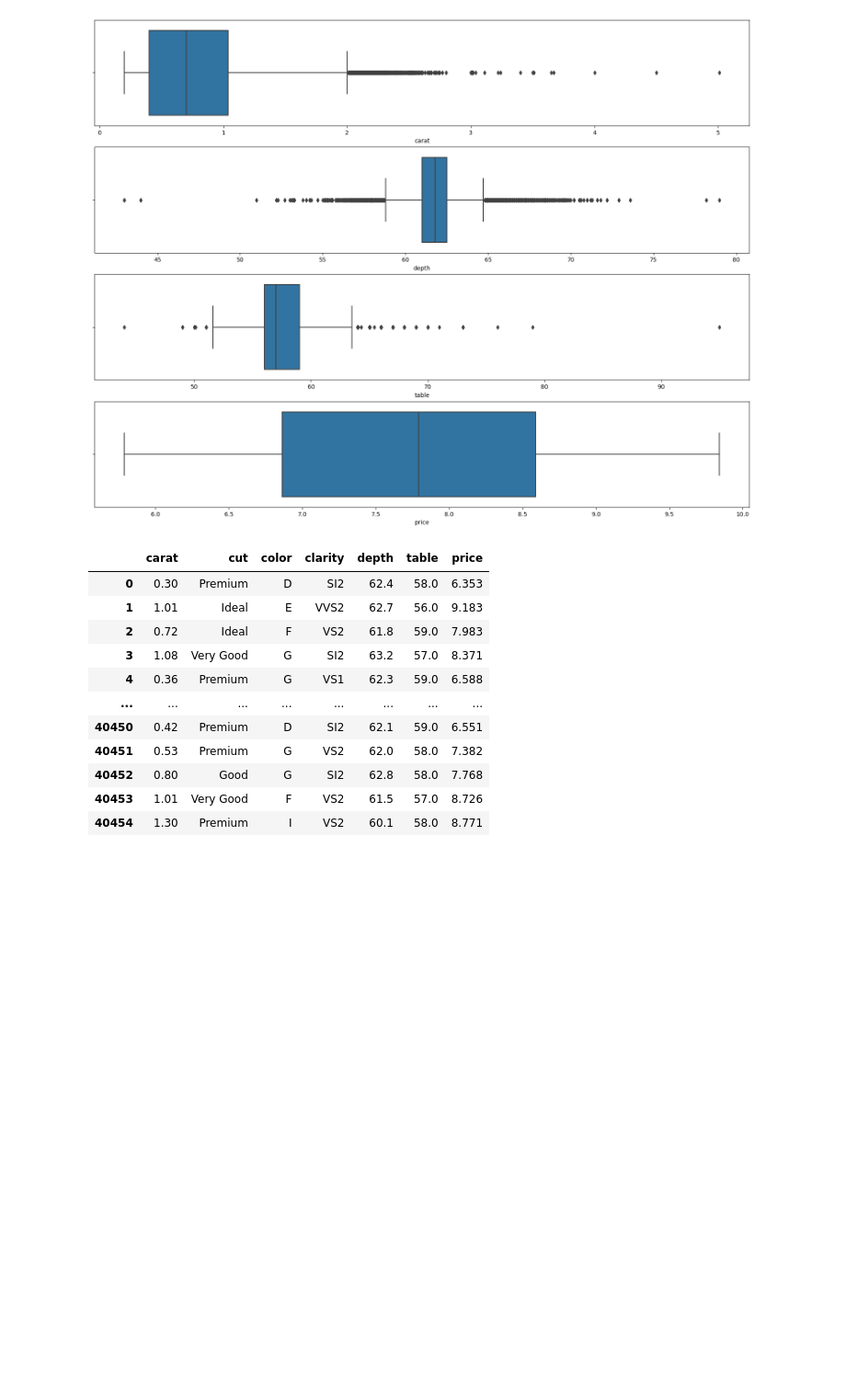
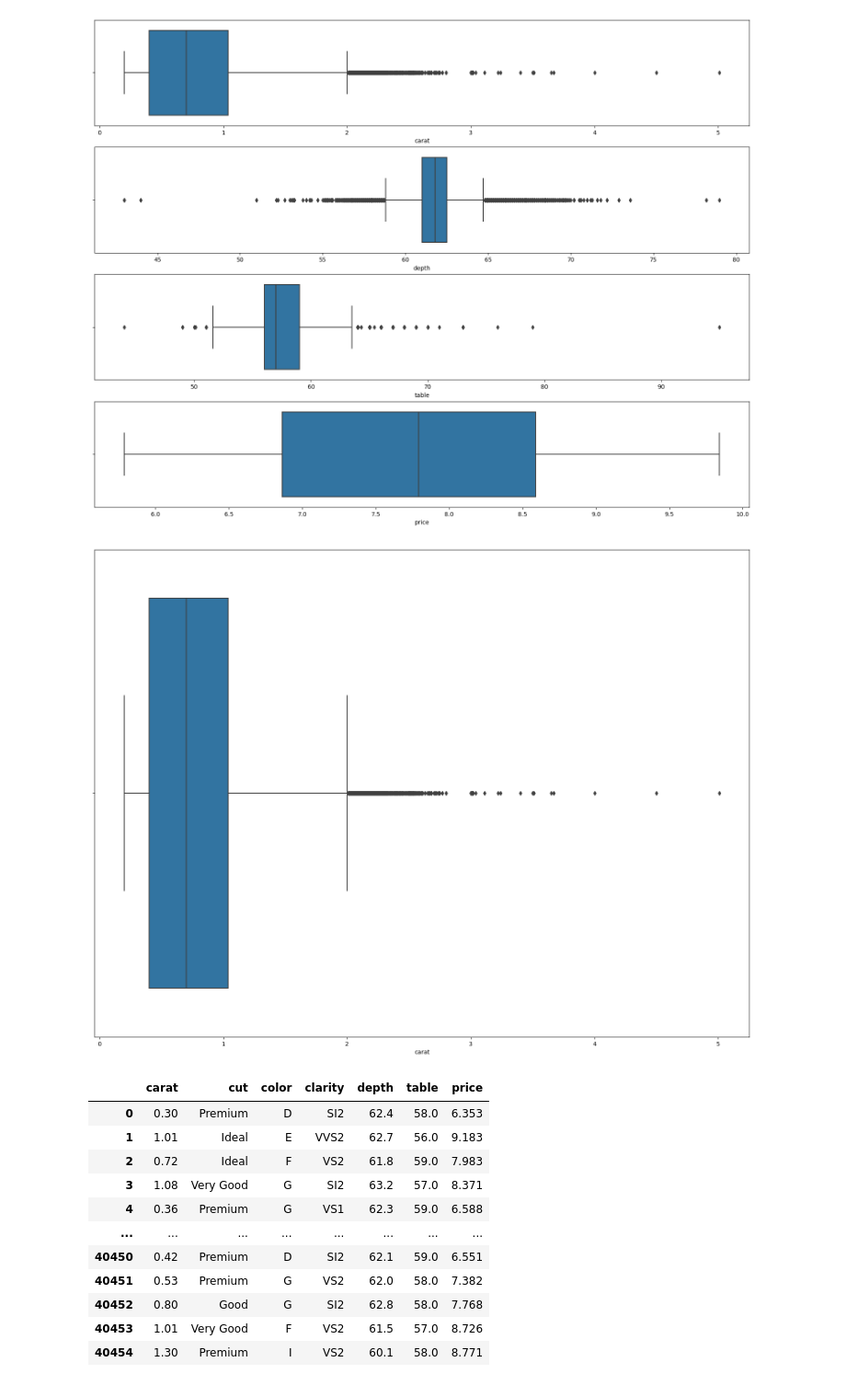
Before and after one commit to Slivered/Project_Machine_learning, a Jupyter notebook: Model_1_train.ipynb, the cells around one changed output. Shown at 92% size. Saved outputs shown, nothing was run; the diff lists cells and outputs as text; code cells hidden in the pictures; blank space fills up the shorter version.

```diff
--- a/Model_1_train.ipynb
+++ b/Model_1_train.ipynb
@@ -275,3 +282,13 @@ for i in range(len(df_diamond_numeric.columns)):
 plt.show()
 # %% [output]
 [figure]
+# %%
+carat_outlier = df_diamond_numeric.drop(["depth","table","price"],axis=1)
+# %%
+fig, ax = plt.subplots(1, 1,figsize=(20,15))
+
+for i in range(len(carat_outlier.columns)):
+    sns.boxplot(x=carat_outlier.columns[i], data=carat_outlier)
+plt.show()
+# %% [output]
+[figure, added]
```
Also changed, not shown: parts of 35 cells of this notebook, 13 other files.
